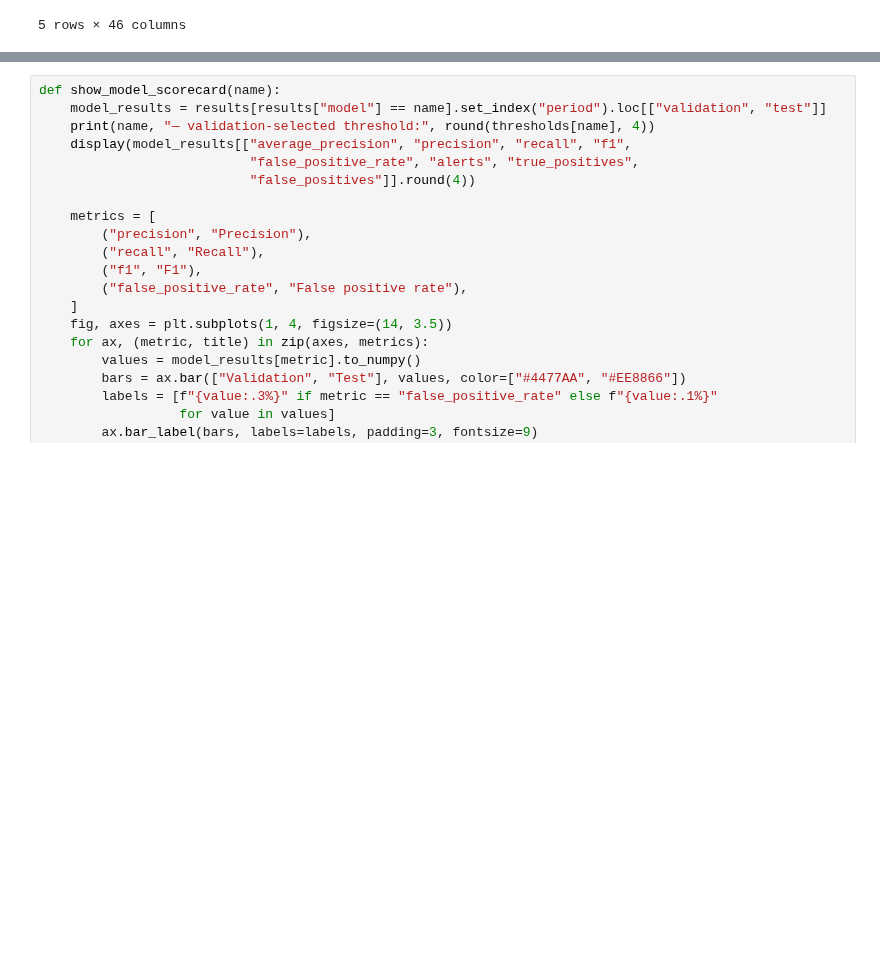
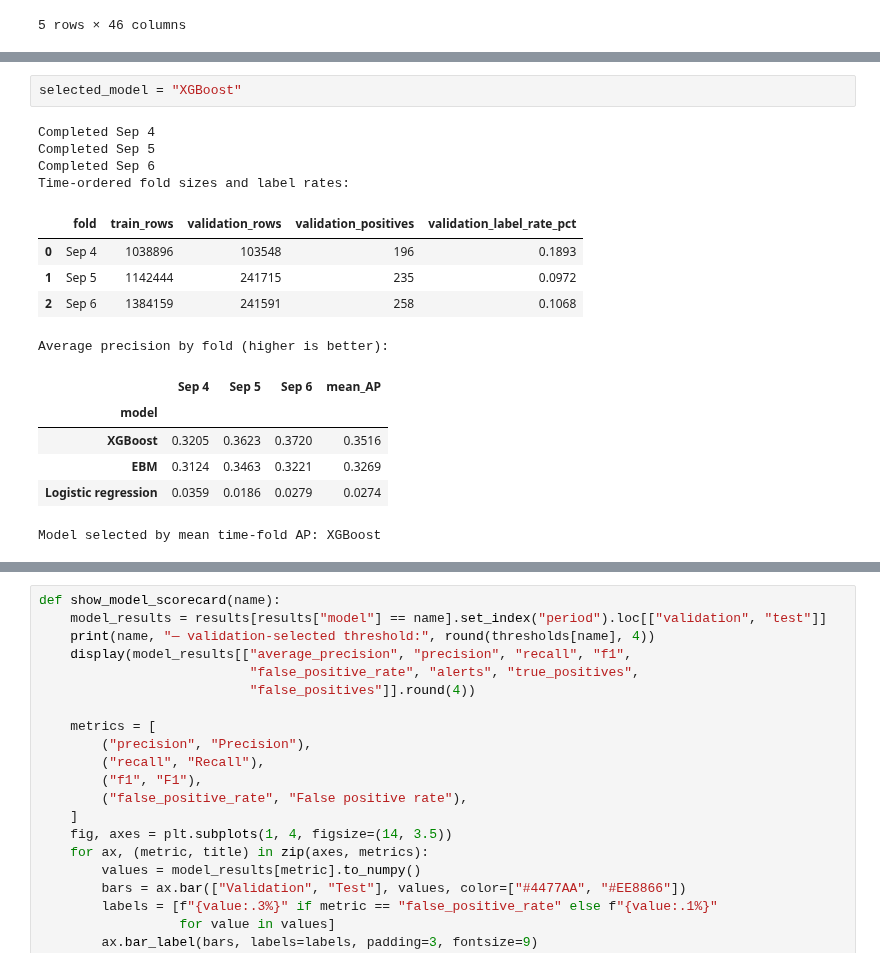
Before and after one commit to codewithdaniel1/Explainable-AML-Transaction-Monitoring, a Jupyter notebook: aml_modeling.ipynb, the cells around one changed output, grey strips where cells are left out. Saved outputs shown, nothing was run; the diff lists cells and outputs as text; blank space fills up the shorter version.

```diff
--- a/aml_modeling.ipynb
+++ b/aml_modeling.ipynb
@@ -217,0 +237,18 @@ Fitted: Logistic regression, XGBoost, EBM
+# %%
+selected_model = "XGBoost"
+# %% [output]
+Completed Sep 4
+Completed Sep 5
+Completed Sep 6
+Time-ordered fold sizes and label rates:
+|  | fold | train_rows | validation_rows | validation_positives | validation_label_rate_pct |
+| 0 | Sep 4 | 1038896 | 103548 | 196 | 0.1893 |
+| 1 | Sep 5 | 1142444 | 241715 | 235 | 0.0972 |
+| 2 | Sep 6 | 1384159 | 241591 | 258 | 0.1068 |
+Average precision by fold (higher is better):
+|  | Sep 4 | Sep 5 | Sep 6 | mean_AP |
+| model |  |  |  |  |
+| XGBoost | 0.3205 | 0.3623 | 0.3720 | 0.3516 |
+| EBM | 0.3124 | 0.3463 | 0.3221 | 0.3269 |
+| Logistic regression | 0.0359 | 0.0186 | 0.0279 | 0.0274 |
+Model selected by mean time-fold AP: XGBoost
```
Also changed, not shown: parts of 17 cells of this notebook, 2 other files.
